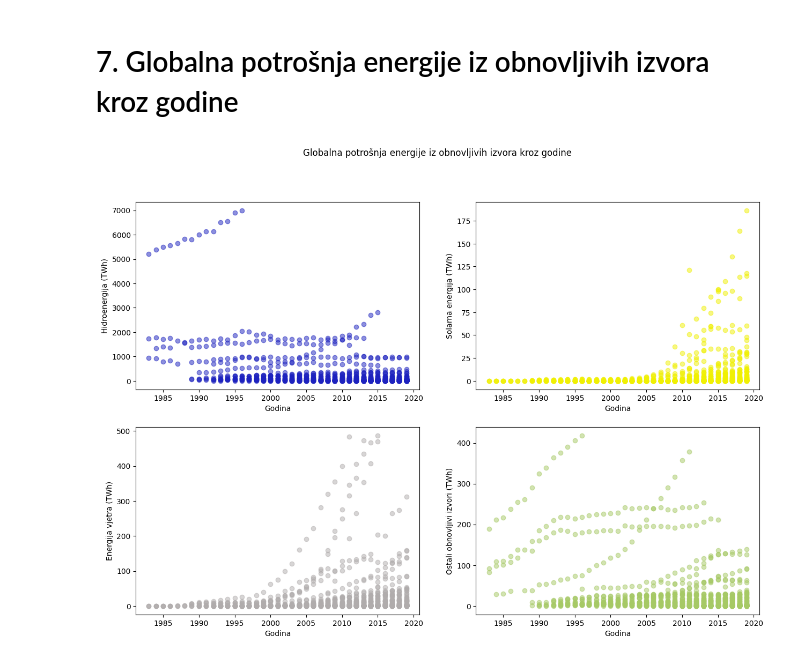
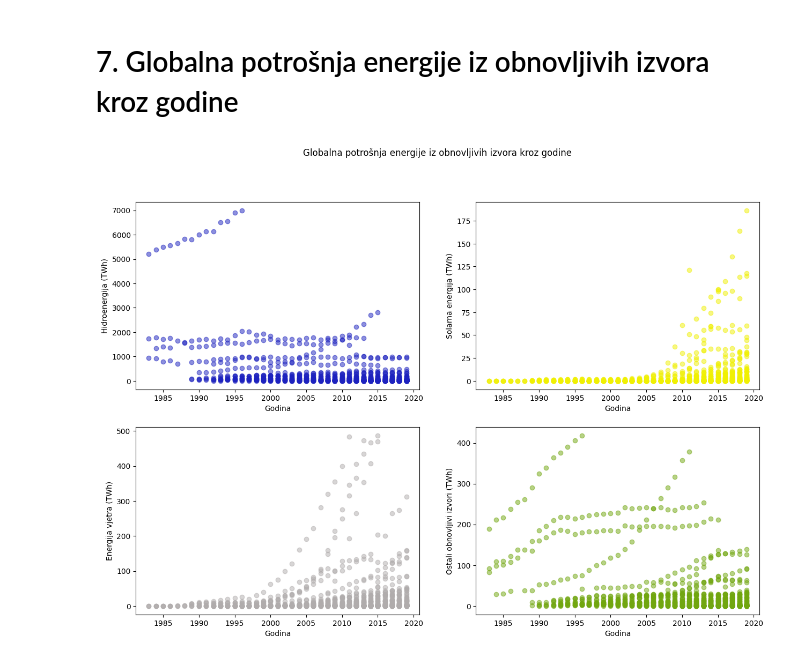
Before and after one commit to mmaret00/World-Energy-Consumption, a Jupyter notebook: World Energy Consumption.ipynb, the cells around one changed output. Saved outputs shown, nothing was run; the diff lists cells and outputs as text; code cells hidden in the pictures.

```diff
--- a/World Energy Consumption.ipynb
+++ b/World Energy Consumption.ipynb
@@ -188,23 +189,23 @@ for izvor in potrosnja_obnovljivi:
 # %%
 # Određivanje izvora koje ćemo koristiti i boja koje će se koristiti za određene izvore u grafu
 naziviTipovaEnergije = ['Hidroenergija', 'Solarna energija', 'Energija vjetra', 'Ostali obnovljivi izvori']
-bojeTipovaEnergije = ['#1d22bf','#f0f002','#b0acac','#a6c965']
+bojeTipovaEnergije = ['#1d22bf','#f0f002','#b0acac','#71a60f']
 
 # Izradimo scatter graf koji prikazuje potrošnju energije za svaki od četiri
 # tipa obnovljivih izvora u TWh po godinama za pojedine države
 fig, ax = plt.subplots(2, 2, figsize=(15, 10))
 plt.suptitle('Globalna potrošnja energije iz obnovljivih izvora kroz godine')
 
 izvor = 0
 for i in range(0, 2):
     for j in range(0, 2):
         ax[i, j].scatter(data=potrosnja_df, x='year', y=potrosnja_obnovljivi[izvor],
             alpha=0.5, color=bojeTipovaEnergije[izvor])
         ax[i, j].set_ylabel(f'{naziviTipovaEnergije[izvor]} (TWh)')
         ax[i, j].set_xlabel('Godina')
         izvor = izvor+1
 # %% [output]
-[figure, old version]
+[figure, new version]
 # %%
 # Iz grafova vidimo da je na globalnoj razini porasla potrošnja energije iz obnovljivih izvora za sve navedene izvore, posebno u zadnjem
 # desetljeću za energiju sunca i vjetra.
```
Also changed, not shown: parts of 1 cell of this notebook, 1 other file.
